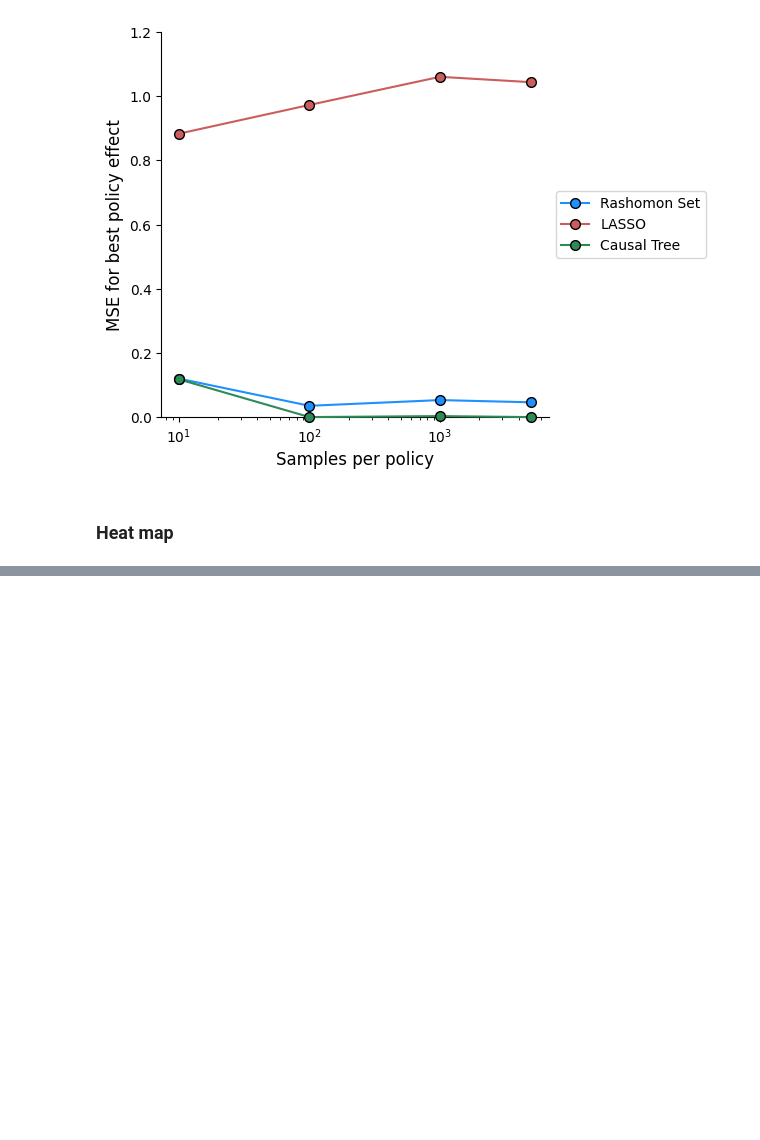
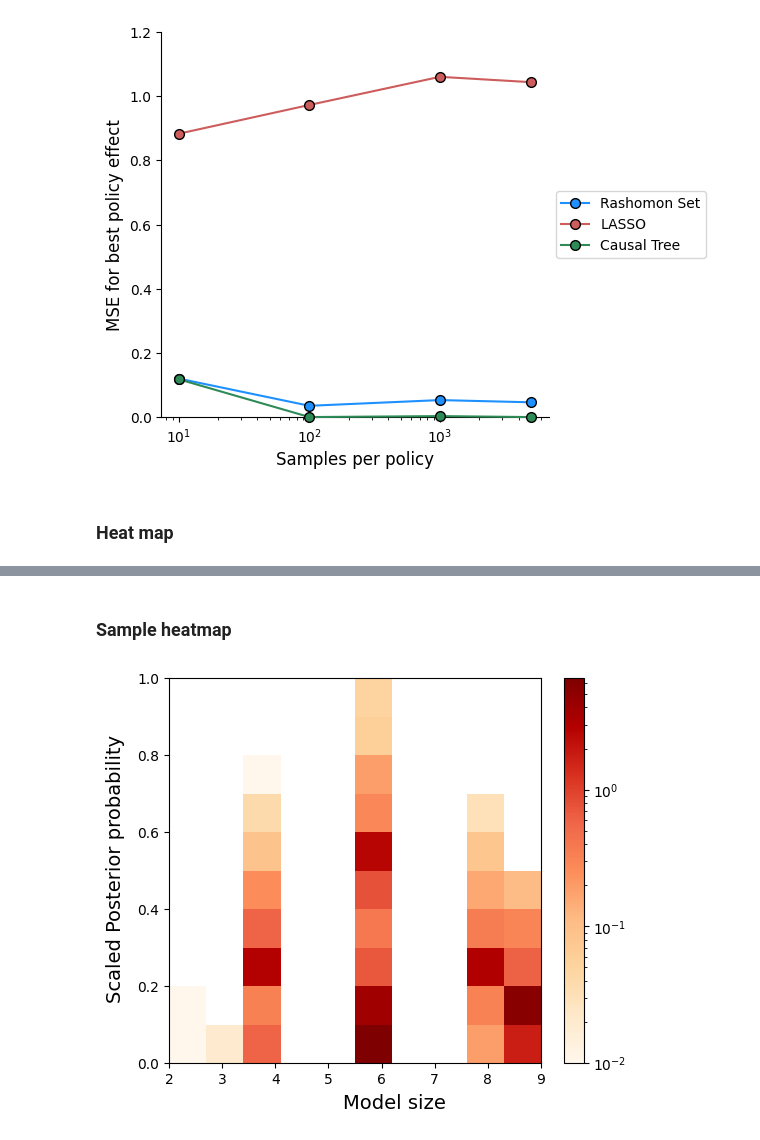
Before and after one commit to AparaV/rashomon-partition-sets, a Jupyter notebook: Code/analyze_results.ipynb, the cells around one changed output, grey strips where cells are left out. Saved outputs shown, nothing was run; the diff lists cells and outputs as text; code cells hidden in the pictures; blank space fills up the shorter version.

```diff
--- a/Code/analyze_results.ipynb
+++ b/Code/analyze_results.ipynb
@@ -721,0 +728,38 @@ plt.show()
+# %% [markdown]
+### Sample heatmap
+# %%
+fig, ax = plt.subplots(1, 1, figsize=(6,5))
+
+h = ax.hist2d(heatmap_df["num_pools"], heatmap_df["posterior"], norm=colors.LogNorm(),
+             cmap="OrRd", weights=[1e-2]*len(heatmap_df))
+fig.colorbar(h[3], norm=colors.NoNorm, ax=ax)
+
+# h = ax[0, 1].hist2d(heatmap_dfs[1]["num_pools"], heatmap_dfs[1]["posterior"], norm=colors.LogNorm(),
+#              cmap="OrRd", weights=[1e-2]*len(heatmap_dfs[1]))
+# ax[0, 1].set_title("Samples per variant = 100", fontsize=12)
+# fig.colorbar(h[3], norm=colors.NoNorm, ax=ax[0, 1])
+
+# h = ax[1, 0].hist2d(heatmap_dfs[2]["num_pools"], heatmap_dfs[2]["posterior"], norm=colors.LogNorm(),
+#              cmap="OrRd", weights=[1e-2]*len(heatmap_dfs[2]))
+# ax[1, 0].set_title("Samples per variant = 1000", fontsize=12)
+# fig.colorbar(h[3], norm=colors.NoNorm, ax=ax[1, 0])
+
+# h = ax[1, 1].hist2d(heatmap_dfs[3]["num_pools"], heatmap_dfs[3]["posterior"], norm=colors.LogNorm(),
+#              cmap="OrRd", weights=[1e-2]*len(heatmap_dfs[3]))
+# ax[1, 1].set_title("Samples per variant = 5000", fontsize=12)
+# fig.colorbar(h[3], norm=colors.NoNorm, ax=ax[1, 1])
+
+for i in range(1):
+    for j in range(1):
+        ax.set_ylim(0, 1)
+        ax.set_xlim(2, 9)
+#         ax[i, j].set_ylabel("Scaled Posterior probability", fontsize=12)
+
+
+fig.supylabel("Scaled Posterior probability", fontsize=14)
+fig.supxlabel("Model size", fontsize=14)
+
+# plt.savefig("../Figures/ex_2d_hist.png", dpi=300, bbox_inches="tight")
+plt.show()
+# %% [output]
+[figure, added]
```
Also changed, not shown: parts of 3 cells of this notebook, 5 other files.
